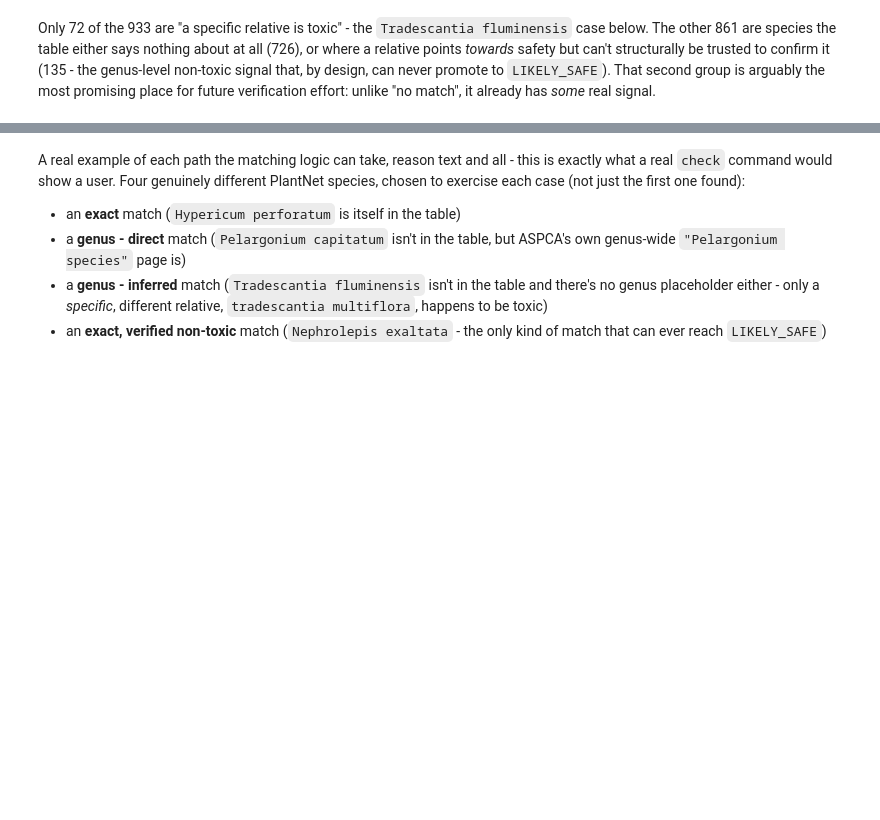
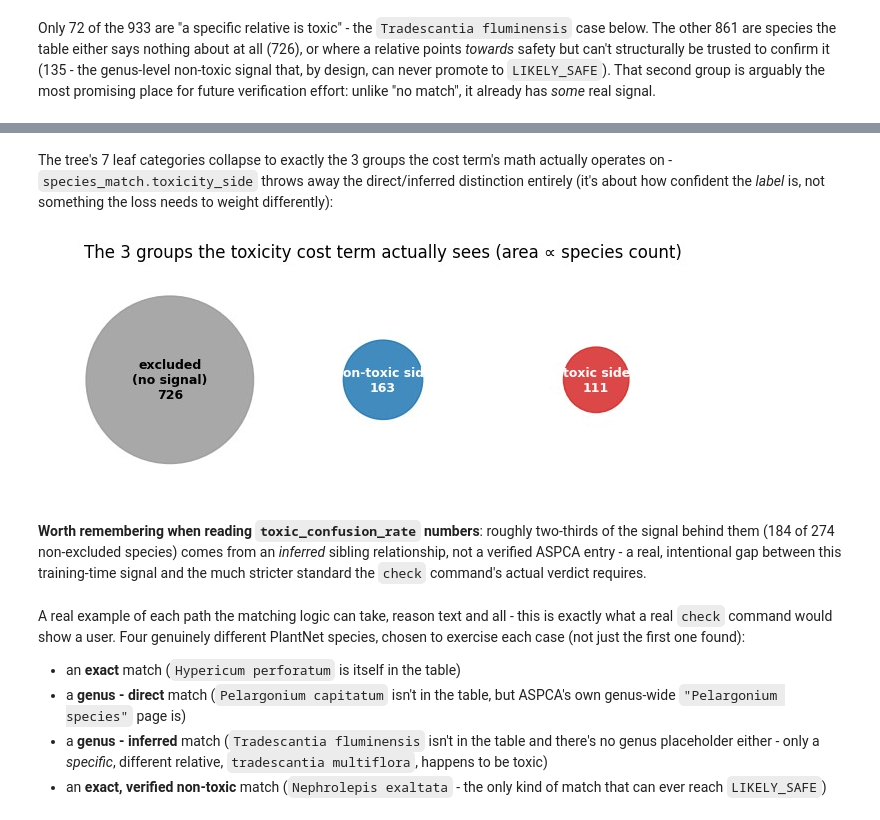
Before and after one commit to carltoast/purr-ceptron, a Jupyter notebook: notebooks/00_project_overview.ipynb, the cells around one changed output, grey strips where cells are left out. Drawn from its saved outputs; the diff is of its cells as text; code cells hidden in the pictures; blank space fills up the shorter version.

```diff
--- a/notebooks/00_project_overview.ipynb
+++ b/notebooks/00_project_overview.ipynb
@@ -424,3 +616,46 @@ already has *some* real signal.
+# %% [markdown]
+The tree's 7 leaf categories collapse to exactly the 3 groups the cost
+term's math actually operates on - `species_match.toxicity_side` throws
+away the direct/inferred distinction entirely (it's about how confident
+the *label* is, not something the loss needs to weight differently):
+# %%
+from plant_toxicity_checker.species_match import toxicity_side
+
+side_counts = collections.Counter(
+    toxicity_side(result) for result in toxicity_matches.values()
+)
+SIDE_GROUPS = [
+    ("excluded\n(no signal)", None, GRAY),
+    ("non-toxic side", "non_toxic", BLUE),
+    ("toxic side", "toxic", RED),
+]
+
+fig, ax = plt.subplots(figsize=(7, 4))
+max_n = max(side_counts[key] for _, key, _ in SIDE_GROUPS)
+for i, (label, key, color) in enumerate(SIDE_GROUPS):
+    n = side_counts[key]
+    radius = 0.55 * (n / max_n) ** 0.5  # area, not radius, proportional to count
+    ax.add_patch(plt.Circle((i * 1.4, 0), radius, color=color, alpha=0.85))
+    ax.annotate(
+        f"{label}\n{n}", (i * 1.4, 0), ha="center", va="center",
+        fontsize=9, color="black" if color == GRAY else "white", fontweight="bold",
+    )
+ax.set_xlim(-0.8, 1.4 * (len(SIDE_GROUPS) - 1) + 0.8)
+ax.set_ylim(-0.75, 0.75)
+ax.set_aspect("equal")
+ax.axis("off")
+ax.set_title("The 3 groups the toxicity cost term actually sees (area ∝ species count)")
+plt.tight_layout()
+plt.show()
+# %% [output]
+[figure, added]
+# %% [markdown]
+**Worth remembering when reading `toxic_confusion_rate` numbers**:
+roughly two-thirds of the signal behind them (184 of 274 non-excluded
+species) comes from an *inferred* sibling relationship, not a verified
+ASPCA entry - a real, intentional gap between this training-time signal
+and the much stricter standard the `check` command's actual verdict
+requires.
 # %% [markdown]
 A real example of each path the matching logic can take, reason
 text and all - this is exactly what a real `check` command would show
```
Also changed, not shown: parts of 13 cells of this notebook.
